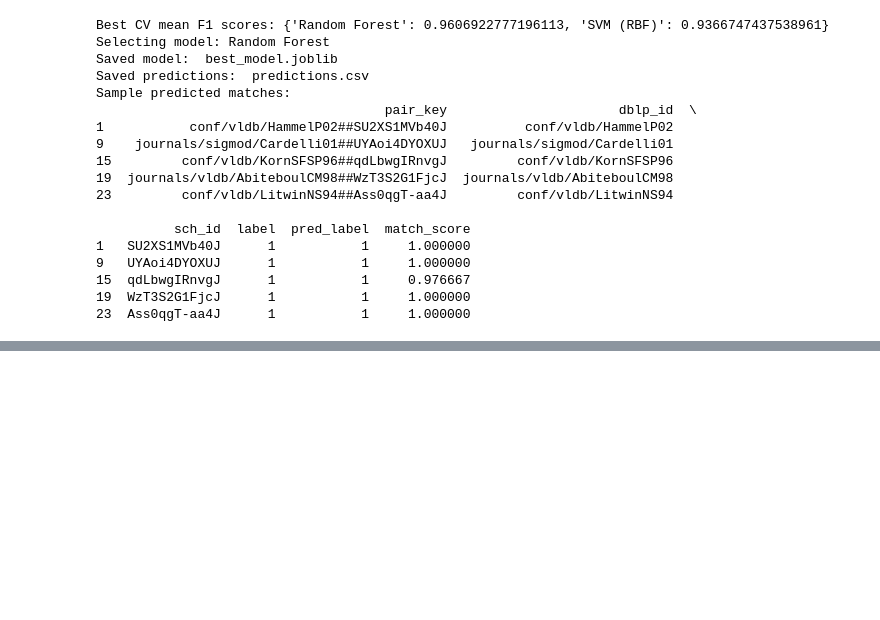
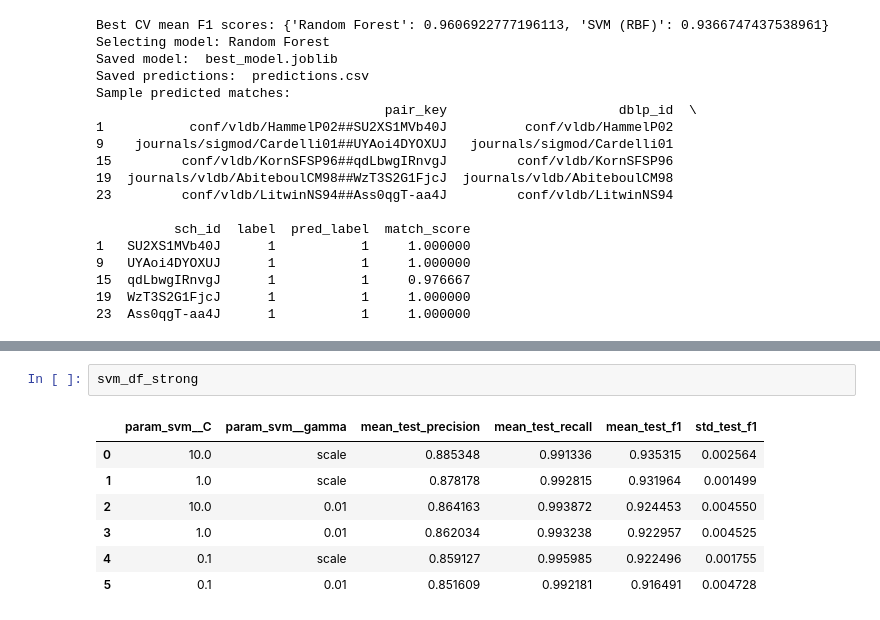
Before and after one commit to laiarodrigo/DILA, a Jupyter notebook: task_02/02_feature_vector_and_ML_model.ipynb, the cells around one changed output, grey strips where cells are left out. Cells and saved outputs as stored; diff of their text form; blank space fills up the shorter version.

```diff
--- a/task_02/02_feature_vector_and_ML_model.ipynb
+++ b/task_02/02_feature_vector_and_ML_model.ipynb
@@ -604,0 +639,10 @@ print(svm_df_strong)
+# %%
+svm_df_strong
+# %% [output]
+|  | param_svm__C | param_svm__gamma | mean_test_precision | mean_test_recall | mean_test_f1 | std_test_f1 |
+| 0 | 10.0 | scale | 0.885348 | 0.991336 | 0.935315 | 0.002564 |
+| 1 | 1.0 | scale | 0.878178 | 0.992815 | 0.931964 | 0.001499 |
+| 2 | 10.0 | 0.01 | 0.864163 | 0.993872 | 0.924453 | 0.004550 |
+| 3 | 1.0 | 0.01 | 0.862034 | 0.993238 | 0.922957 | 0.004525 |
+| 4 | 0.1 | scale | 0.859127 | 0.995985 | 0.922496 | 0.001755 |
+| 5 | 0.1 | 0.01 | 0.851609 | 0.992181 | 0.916491 | 0.004728 |
```
Also changed, not shown: parts of 5 cells of this notebook.
